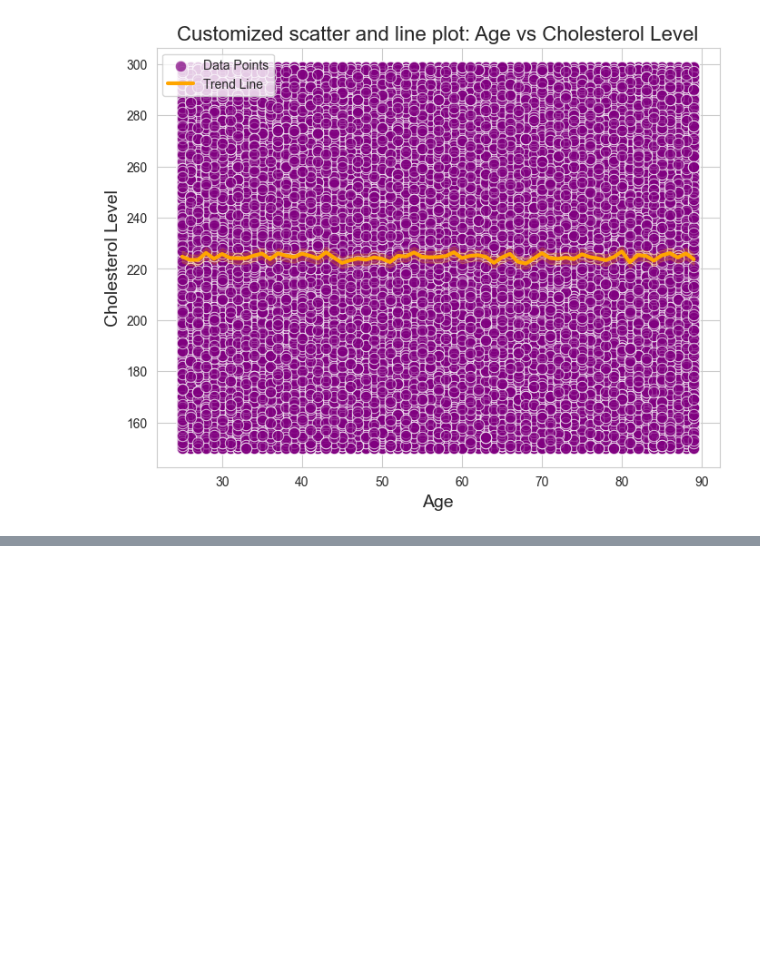
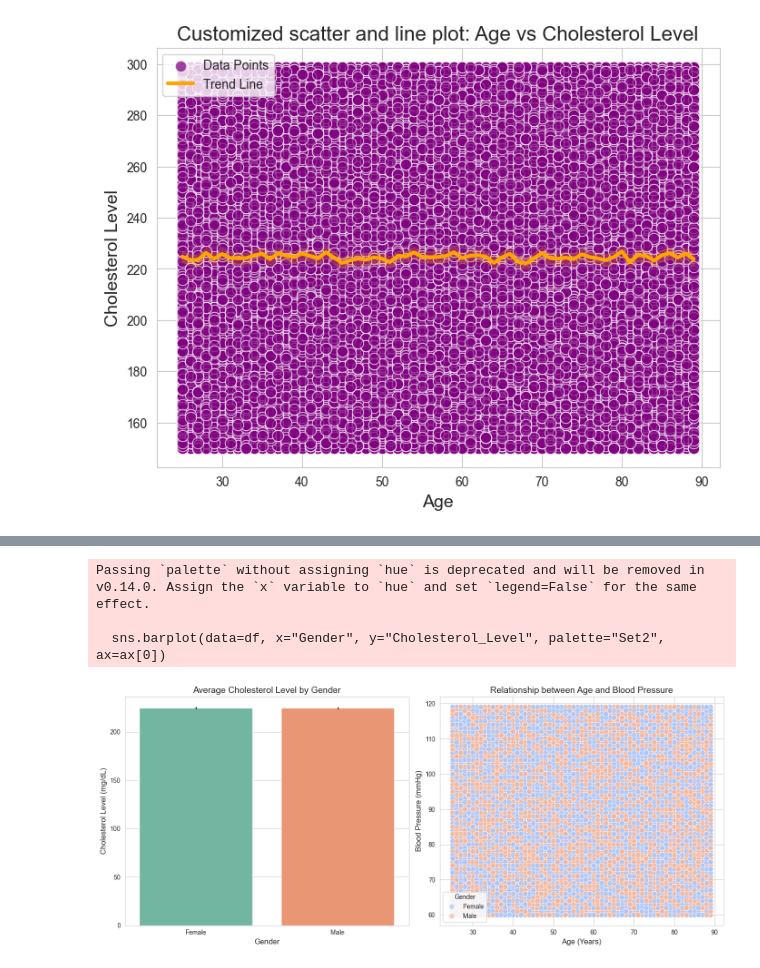
Before and after one commit to Oakdavid/heart_attack_data_analysis, a Jupyter notebook: assignment1.ipynb, the cells around one changed output, grey strips where cells are left out. Saved outputs shown, nothing was run; the diff lists cells and outputs as text; code cells hidden in the pictures; blank space fills up the shorter version.

```diff
--- a/assignment1.ipynb
+++ b/assignment1.ipynb
@@ -145,2 +194,42 @@ State your observations for the relationship between the variables based on the
+# %%
+# Question 3
+
+# Create subplot (1 row, 2 columns)
+fig, ax = plt.subplots(1, 2, figsize=(14, 6))
+
+# ====== Bar Chart for Cholesterol Levels by Gender (First Axis) ======
+sns.barplot(data=df, x="Gender", y="Cholesterol_Level", palette="Set2", ax=ax[0])
+ax[0].set_title("Average Cholesterol Level by Gender", fontsize=14)
+ax[0].set_xlabel("Gender", fontsize=12)
+ax[0].set_ylabel("Cholesterol Level (mg/dL)", fontsize=12)
+
+# ====== Scatter Plot for Blood Pressure vs Age (Second Axis) ======
+sns.scatterplot(
+    data=df,
+    x="Age",
+    y="Blood_Pressure_Diastolic",
+    hue="Gender",        # colors by gender
+    palette="coolwarm",
+    s=70,
+    alpha=0.7,
+    ax=ax[1]
+)
+
+# Add title and labels for second plot
+ax[1].set_title("Relationship between Age and Blood Pressure", fontsize=14)
+ax[1].set_xlabel("Age (Years)", fontsize=12)
+ax[1].set_ylabel("Blood Pressure (mmHg)", fontsize=12)
+ax[1].legend(title="Gender")
+
+# Adjust layout to prevent overlap
+plt.tight_layout()
+
+# Show both plots together
+plt.show()
+# %% [output]
+Passing `palette` without assigning `hue` is deprecated and will be removed in v0.14.0. Assign the `x` variable to `hue` and set `legend=False` for the same effect.
+
+  sns.barplot(data=df, x="Gender", y="Cholesterol_Level", palette="Set2", ax=ax[0])
+[figure, added]
 # %% [markdown]
 
```
Also changed, not shown: parts of 7 cells of this notebook.
